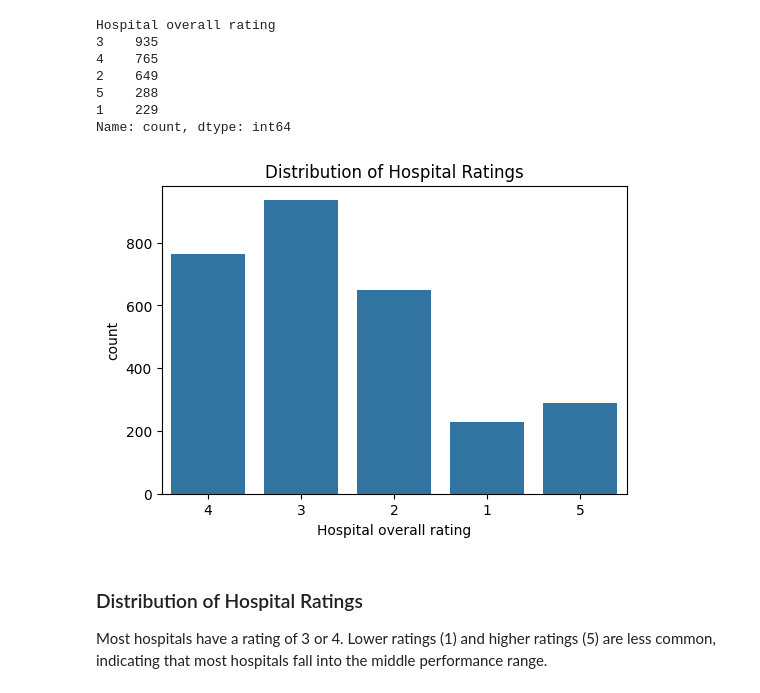
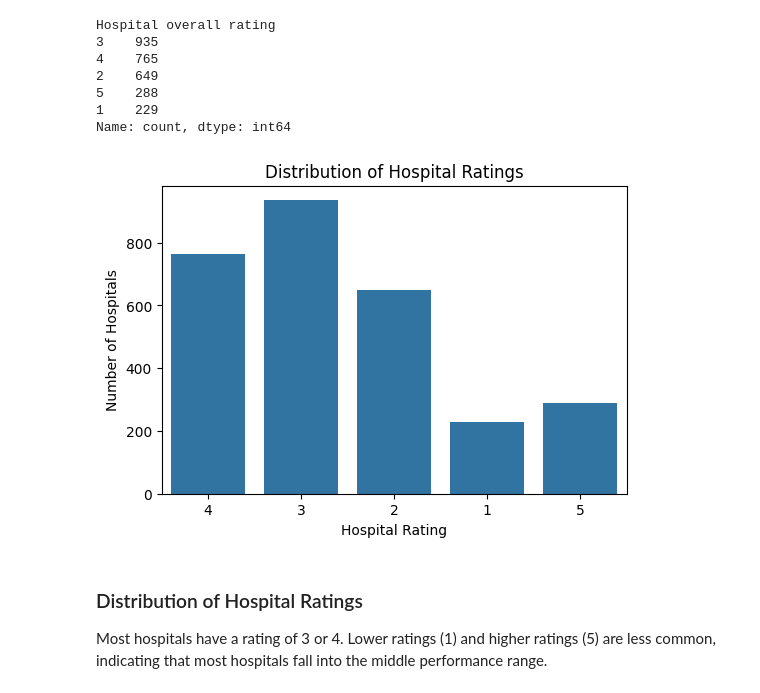
Before and after one commit to gharnaldo/ndudsproj1, a Jupyter notebook: hospital_analysis.ipynb, the cells around one changed output. Drawn from its saved outputs; the diff is of its cells as text; code cells hidden in the pictures.

```diff
--- a/hospital_analysis.ipynb
+++ b/hospital_analysis.ipynb
@@ -131,5 +264,5 @@ plot_rating_distribution(df,"Hospital overall rating")
 # %%
-df = df.replace("Not Available", np.nan)
+df = replace_not_available(df)
 # %%
 df.isna().sum().sort_values(ascending=False)
 # %% [output]
@@ -152,7 +285,7 @@ Facility ID                                            0
 dtype: int64
 # %%
 # Remove rows where the target variable (hospital rating) is missing
-df = df.dropna(subset=["Hospital overall rating"])
+df = drop_missing_rows(df, ["Hospital overall rating"])
 # %%
 # Check dataset dimensions after removing missing ratings
 df.shape
@@ -171,9 +304,15 @@ Hospital overall rating
 Name: count, dtype: int64
 # %%
 # Plot distribution of hospital ratings
-plot_rating_distribution(df,"Hospital overall rating")
+plot_count_distribution(
+    df,
+    "Hospital overall rating",
+    "Distribution of Hospital Ratings",
+    "Hospital Rating",
+    "Number of Hospitals"
+)
 # %% [output]
-[figure, old version]
+[figure, new version]
 # %% [markdown]
 ### Distribution of Hospital Ratings
 
```
Also changed, not shown: parts of 10 cells of this notebook.
